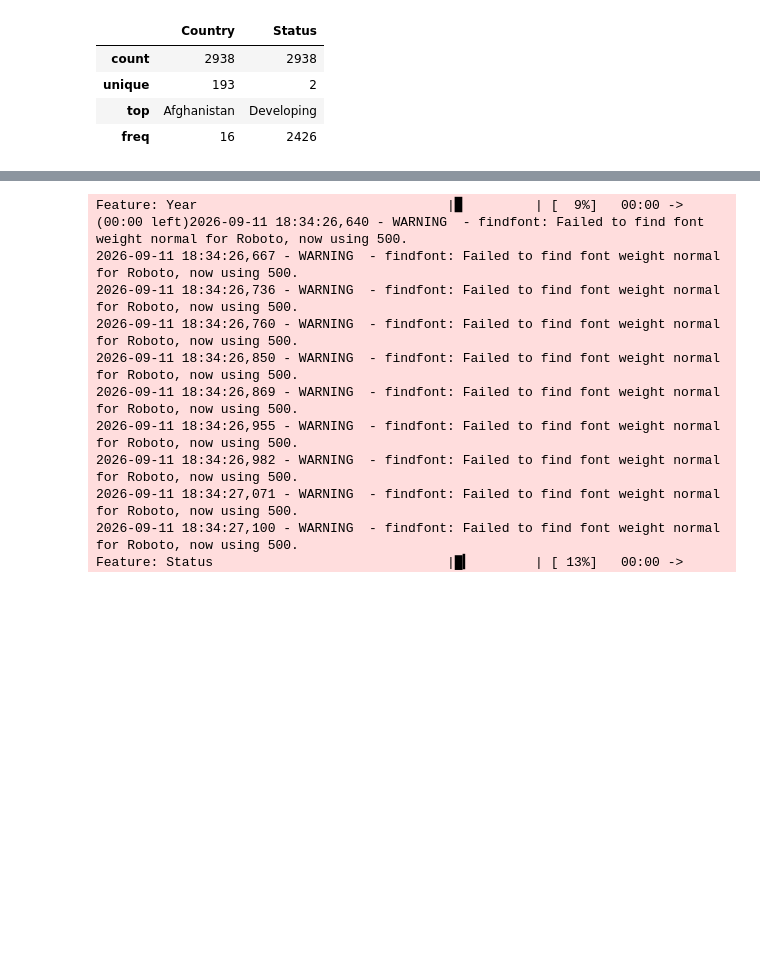
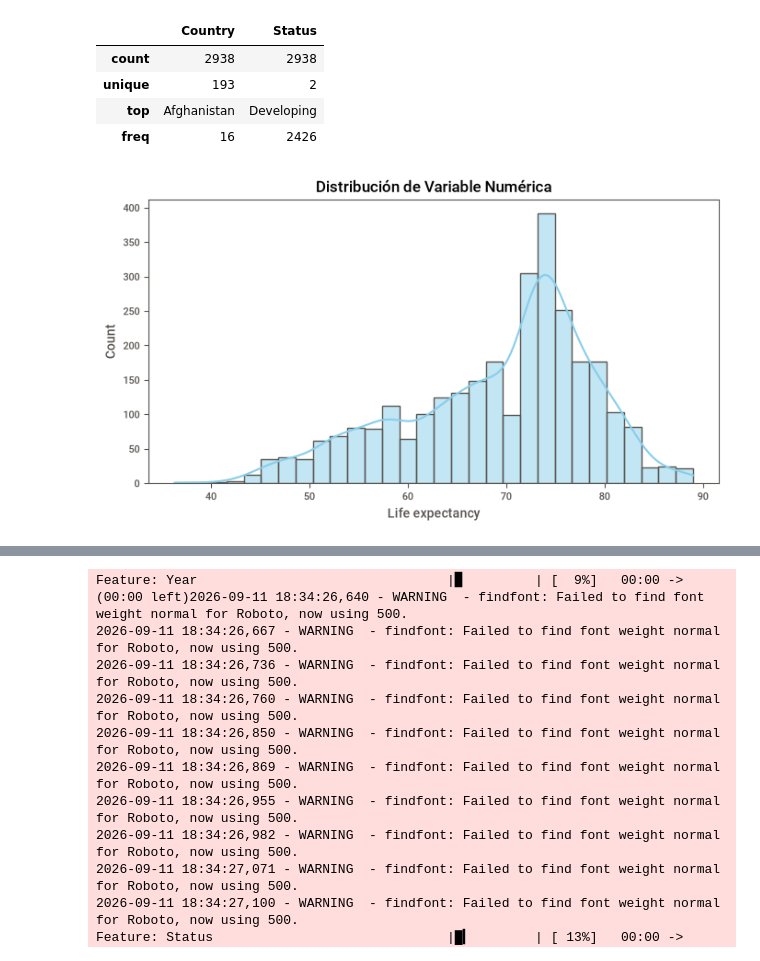
Before and after one commit to cburbano-usgp/grupo3_proyecto_aprendizaje_autom, a Jupyter notebook: Grupo3_proyecto.ipynb, the cells around one changed output, grey strips where cells are left out. Drawn from its saved outputs; the diff is of its cells as text; code cells hidden in the pictures; blank space fills up the shorter version.

```diff
--- a/Grupo3_proyecto.ipynb
+++ b/Grupo3_proyecto.ipynb
@@ -69,6 +51,7 @@ Data columns (total 22 columns):
 dtypes: float64(16), int64(4), str(2)
 memory usage: 505.1 KB
 # %%
+df.columns = df.columns.str.strip()
 df.head()
 # %% [output]
 |  | Country | Year | Status | Life expectancy | Adult Mortality | infant deaths | Alcohol | ... |
@@ -106,3 +89,10 @@ df.describe(include=['object', 'category', 'str'])
 | unique | 193 | 2 |
 | top | Afghanistan | Developing |
 | freq | 16 | 2426 |
+# %%
+plt.figure(figsize=(8, 4))
+sns.histplot(data=df, x='Life expectancy', kde=True, color='skyblue')
+plt.title('Distribución de Variable Numérica')
+plt.show()
+# %% [output]
+[figure, added]
```
Also changed, not shown: parts of 11 cells of this notebook.
